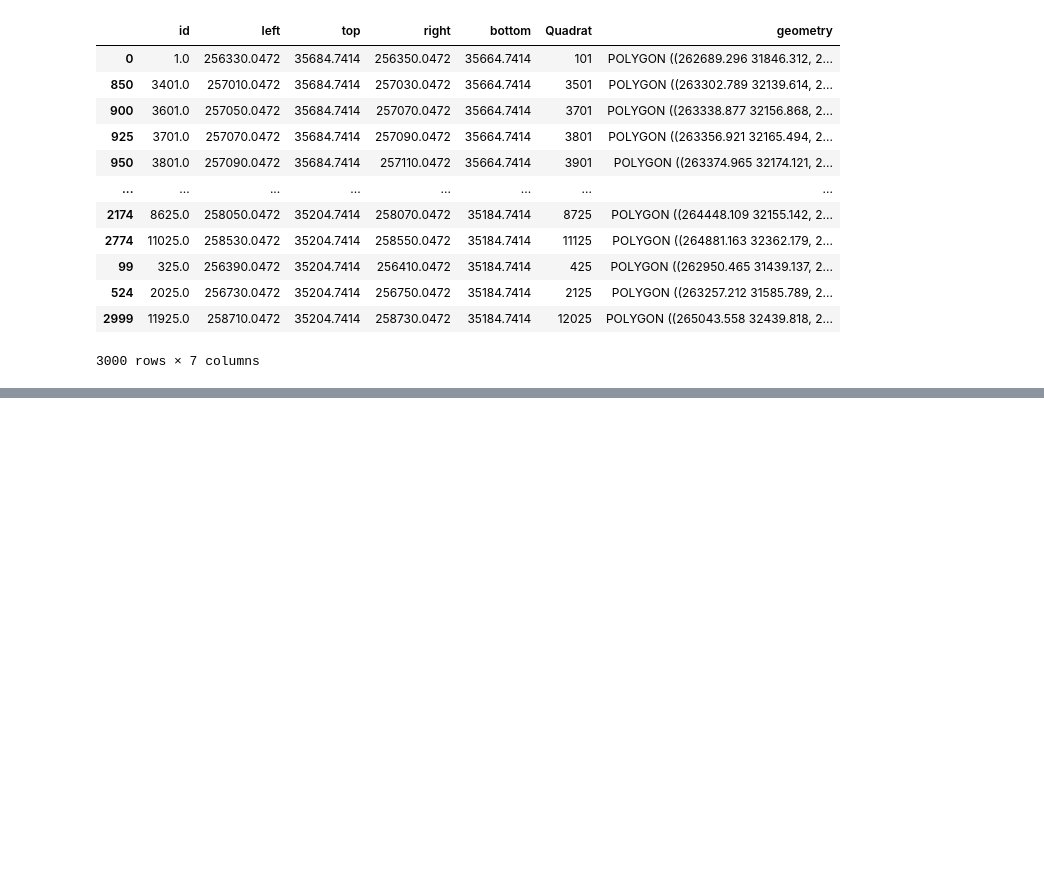
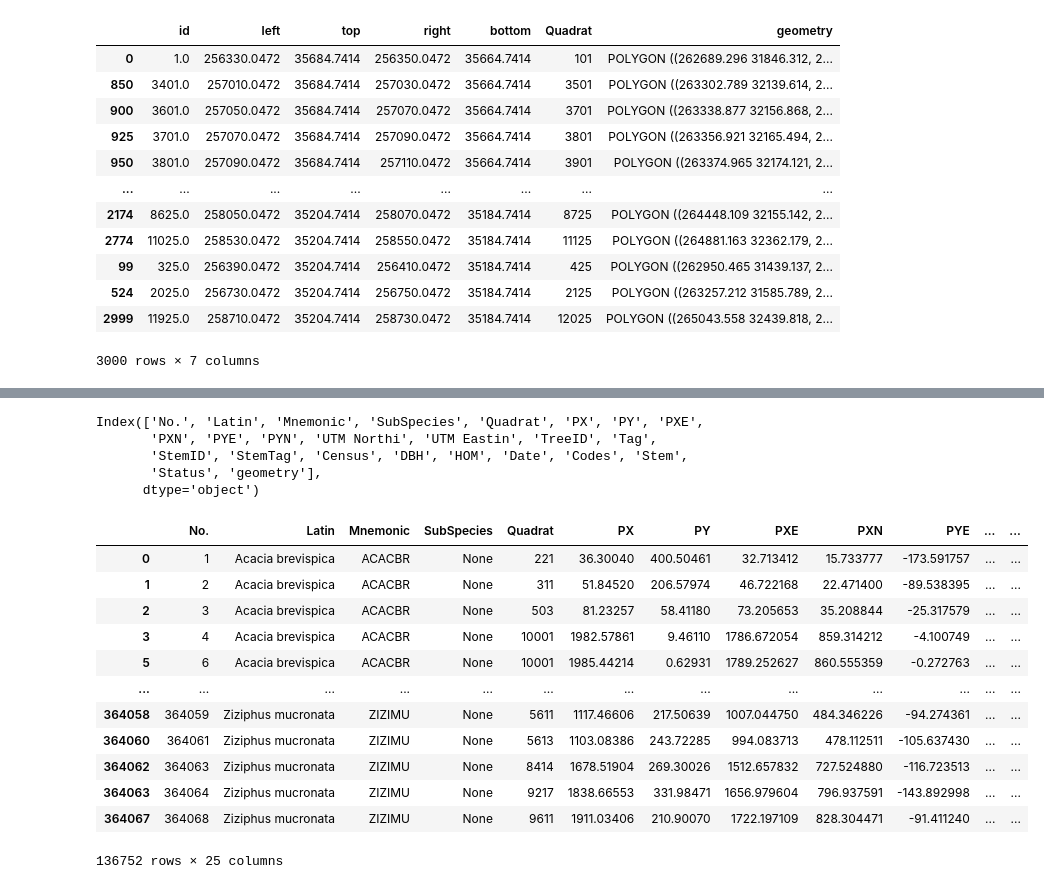
Before and after one commit to nicole-hjlin/mpala-tree-mapping, a Jupyter notebook: geomap.ipynb, the cells around one changed output, grey strips where cells are left out. Saved outputs shown, nothing was run; the diff lists cells and outputs as text; code cells hidden in the pictures; blank space fills up the shorter version.

```diff
--- a/geomap.ipynb
+++ b/geomap.ipynb
@@ -472,0 +475,4 @@ forestgeo_grid.sort_values(['top'], ascending = False)
+# %%
+forestgeo_boundary = geopandas.read_file(os.path.join(project_path, 'ForestGEO_Data', 'ForestGEO_Boundary.shp'))
+forestgeo_grid = geopandas.read_file(os.path.join(project_path, 'ForestGEO_Data', 'ForestGEO_Georeferenced.shp'))
+lidar_grid = geopandas.read_file(os.path.join(project_path, 'MpalaForestGEOPlotData', 'data', 'HighResAcquisitions', 'MpalaForestGEO_Shapefile050mCanopySegmentation', 'MpalaForestGEO_InitialCanopySegmentation_050m.shp'))
@@ -472,0 +504,24 @@ forestgeo_grid.sort_values(['top'], ascending = False)
+# %%
+print(forestgeo_grid.columns)
+# subset to main trunks
+forestgeo_main = forestgeo_grid[forestgeo_grid['Stem'] == 'main']
+forestgeo_main
+# %% [output]
+Index(['No.', 'Latin', 'Mnemonic', 'SubSpecies', 'Quadrat', 'PX', 'PY', 'PXE',
+       'PXN', 'PYE', 'PYN', 'UTM Northi', 'UTM Eastin', 'TreeID', 'Tag',
+       'StemID', 'StemTag', 'Census', 'DBH', 'HOM', 'Date', 'Codes', 'Stem',
+       'Status', 'geometry'],
+      dtype='object')
+|  | No. | Latin | Mnemonic | SubSpecies | Quadrat | PX | PY | PXE | PXN | PYE | ... | ... |
+| 0 | 1 | Acacia brevispica | ACACBR | None | 221 | 36.30040 | 400.50461 | 32.713412 | 15.733777 | -173.591757 | ... | ... |
+| 1 | 2 | Acacia brevispica | ACACBR | None | 311 | 51.84520 | 206.57974 | 46.722168 | 22.471400 | -89.538395 | ... | ... |
+| 2 | 3 | Acacia brevispica | ACACBR | None | 503 | 81.23257 | 58.41180 | 73.205653 | 35.208844 | -25.317579 | ... | ... |
+| 3 | 4 | Acacia brevispica | ACACBR | None | 10001 | 1982.57861 | 9.46110 | 1786.672054 | 859.314212 | -4.100749 | ... | ... |
+| 5 | 6 | Acacia brevispica | ACACBR | None | 10001 | 1985.44214 | 0.62931 | 1789.252627 | 860.555359 | -0.272763 | ... | ... |
+| ... | ... | ... | ... | ... | ... | ... | ... | ... | ... | ... | ... | ... |
+| 364058 | 364059 | Ziziphus mucronata | ZIZIMU | None | 5611 | 1117.46606 | 217.50639 | 1007.044750 | 484.346226 | -94.274361 | ... | ... |
+| 364060 | 364061 | Ziziphus mucronata | ZIZIMU | None | 5613 | 1103.08386 | 243.72285 | 994.083713 | 478.112511 | -105.637430 | ... | ... |
+| 364062 | 364063 | Ziziphus mucronata | ZIZIMU | None | 8414 | 1678.51904 | 269.30026 | 1512.657832 | 727.524880 | -116.723513 | ... | ... |
+| 364063 | 364064 | Ziziphus mucronata | ZIZIMU | None | 9217 | 1838.66553 | 331.98471 | 1656.979604 | 796.937591 | -143.892998 | ... | ... |
+| 364067 | 364068 | Ziziphus mucronata | ZIZIMU | None | 9611 | 1911.03406 | 210.90070 | 1722.197109 | 828.304471 | -91.411240 | ... | ... |
+136752 rows × 25 columns
```
Also changed, not shown: parts of 8 cells of this notebook.
